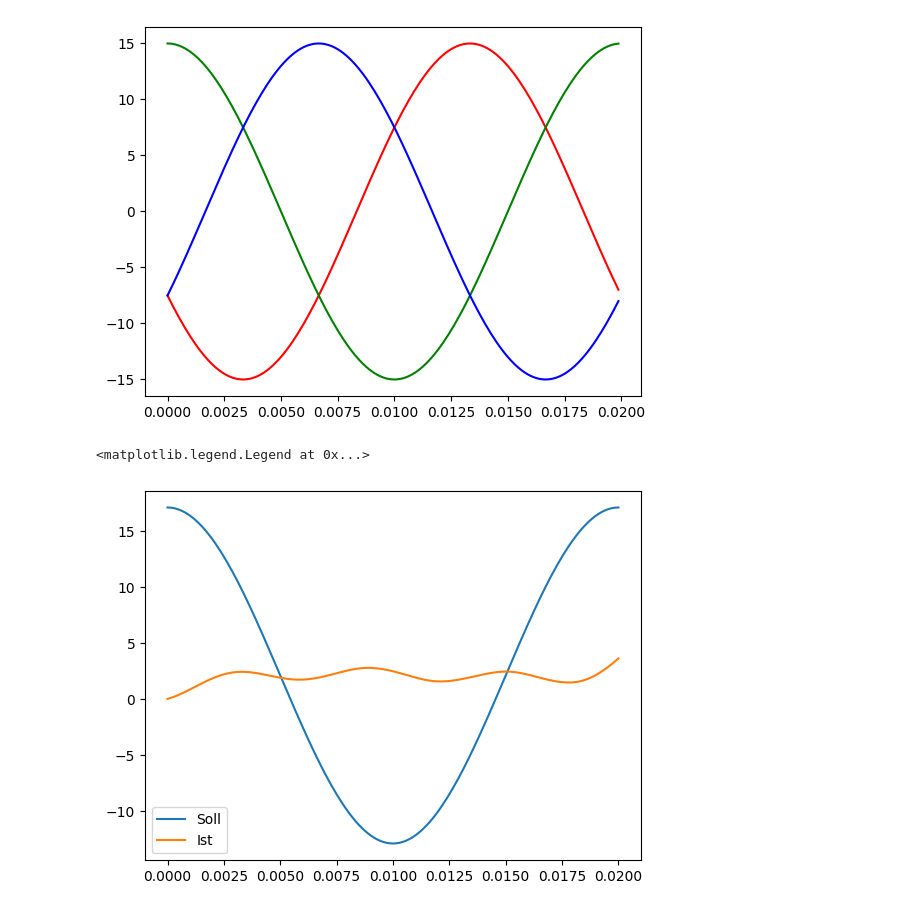
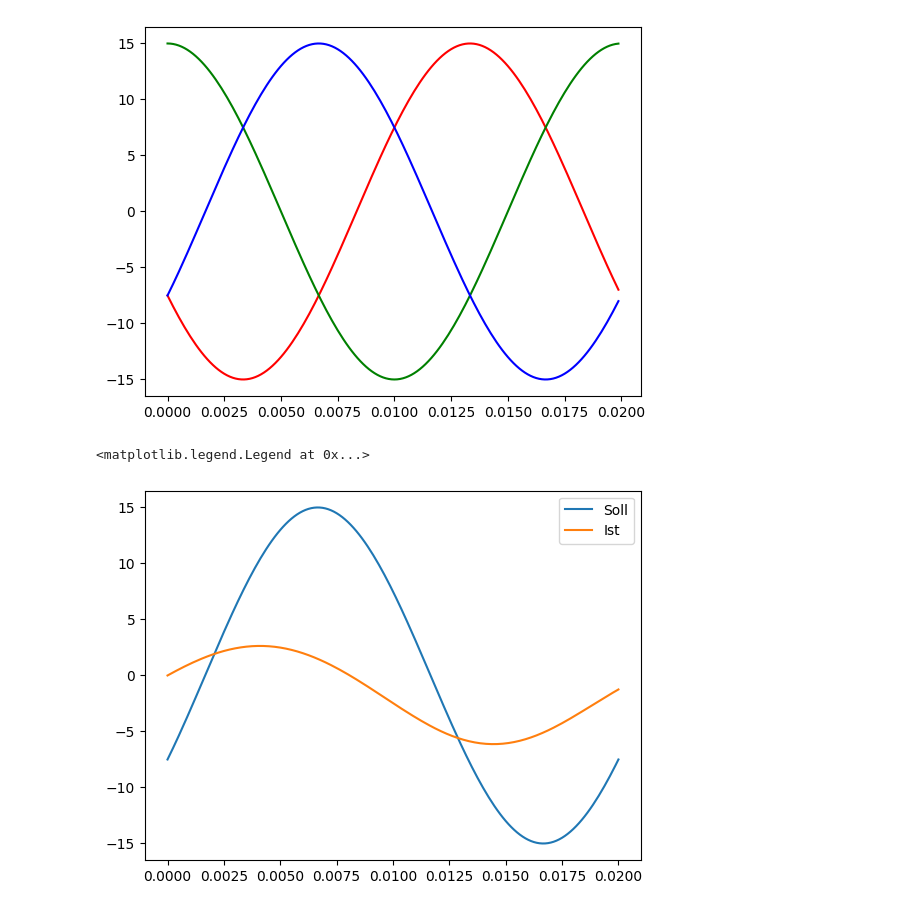
Before and after one commit to skeilbach/MathSEE, a Jupyter notebook: test_notebook.ipynb, the cells around one changed output. Saved outputs shown, nothing was run; the diff lists cells and outputs as text; code cells hidden in the pictures.

Commit message:
(succesfully) Added constraint for control vector

```diff
--- a/test_notebook.ipynb
+++ b/test_notebook.ipynb
@@ -202,7 +202,7 @@ def constraint_arm_power(p,x0,A_tilde,B_tilde,F_tilde,omega_AC,U_AC,U_DC,upper_b
     Define constraint on arm powers, i.e. derivatives of x_7...x_12. That is, they must not exceed 5 kW
     """
     #Solve ode
-    sol = solve_ivp(MMC_ODE,t_span,x0,method="RK45",t_eval,args=(p,A_tilde,B_tilde,F_tilde,T,omega_AC,U_AC,U_DC))
+    sol = solve_ivp(MMC_ODE,t_span=t_span,y0=x0,method="RK45",t_eval=t_eval,args=(p,A_tilde,B_tilde,F_tilde,T,omega_AC,U_AC,U_DC))
     x_tilde_sol = sol.y
 
     #Calculate arm powers
@@ -211,43 +211,50 @@ def constraint_arm_power(p,x0,A_tilde,B_tilde,F_tilde,omega_AC,U_AC,U_DC,upper_b
     #Enforce that x_tilde_power is within the specified bounds
     return upper_bound-x_tilde_power
 
-def constraint_control_vector(p, t_eval,upper_bound):
-    """
-    Ensure that the absolute value of each control vector entry is less than or equal to 800
-    for each time step in t_eval.
-    """
-    for t in t_eval:
-        u = control_vector(t, p)  # Compute u(t) at time t
-
-        # Check that |u_i(t)| <= 800 for each u_i
-        if np.any(np.abs(u) > upper_bound):
-            return -1  # Return negative if any entry exceeds 800
-
-    return 0  # Return 0 if the constraint is satisfied
 
 #Define upper bounds for constraints
 arm_powers_upper_bound = 5e3 #in W
 control_vector_upper_bound = 800 #in V
 
 #Define constraints
-constraint = {"type": "ineq","fun":constraint_arm_power, "args":(x_tilde0,A,B,F,omega,U_AC,U_DC,arm_powers_upper_bound,t_span,t_eval),
-              "type": "ineq","fun":constraint_control_vector,"args":(t_eval,control_vector_upper_bound)}
+#constraints = {"type": "ineq","fun":constraint_arm_power, "args":(x_tilde0,A,B,F,omega,U_AC,U_DC,arm_powers_upper_bound,t_span,t_eval),
+ #             "type": "ineq","fun":constraint_control_vector,"args":(t_eval,control_vector_upper_bound)}
+
+def create_shifted_matrix(p_initial, x_initial):
+    # Get the lengths of the input lists
+    n_rows = len(x_initial)
+    n_columns = len(p_initial)  # Assuming square matrix based on your description
+    n_ones = int(n_columns/n_rows)
+
+    # Create an empty matrix filled with zeros
+    matrix = np.zeros((n_rows, n_columns), dtype=int)
+
+    # Fill the matrix with shifting 1s
+    for i in range(n_rows):
+        start_index = i * int(n_columns/n_rows)  # Calculate the starting index for the current row
+        for j in range(n_ones):
+            matrix[i][(start_index + j) % int(n_columns)] = 1
+
+    return matrix
+
+linear_constraint = LinearConstraint(create_shifted_matrix(p_initial,x_tilde0),-800,800)
+
 # Perform optimization to minimize the objective function
-p_result = minimize(objective_function, x0=p_initial, args=(x_tilde0, A, B, F, T, omega, U_AC, U_DC,t_span,t_eval, y_ref), method='L-BFGS-B')
+p_result = minimize(objective_function, x0=p_initial, args=(x_tilde0, A, B, F, T, omega, U_AC, U_DC,t_span,t_eval, y_ref),constraints=[linear_constraint],method='SLSQP')
 # %%
 #save optimised parameters
 p_optimised = p_result.x
 
 #Compare y calculated with control vector with optimised parameters to y_ref
 y_sol_optimised_p = y_sol(p=p_optimised,x0=x_tilde0,A_tilde=A,B_tilde=B,F_tilde=F,T=T,omega_AC=omega,U_AC=U_AC,U_DC=U_DC)
 
 #Plot solution
-plt.plot(t_eval,[y_reference(t,I_AC=I_AC,omega_AC=omega)[0] for t in t_eval],label="Soll")
-plt.plot(t_eval,y_sol_optimised_p[0],label="Ist")
+plt.plot(t_eval,[y_reference(t,I_AC=I_AC,omega_AC=omega)[2] for t in t_eval],label="Soll")
+plt.plot(t_eval,y_sol_optimised_p[2],label="Ist")
 plt.legend()
 # %% [output]
 <matplotlib.legend.Legend at 0x...>
-[figure, old version]
+[figure, new version]
 # %%
 plt.plot(t_eval,[control_vector(t,p_optimised) for t in t_eval])
 # %% [output]
```
Also changed, not shown: parts of 3 cells of this notebook.
